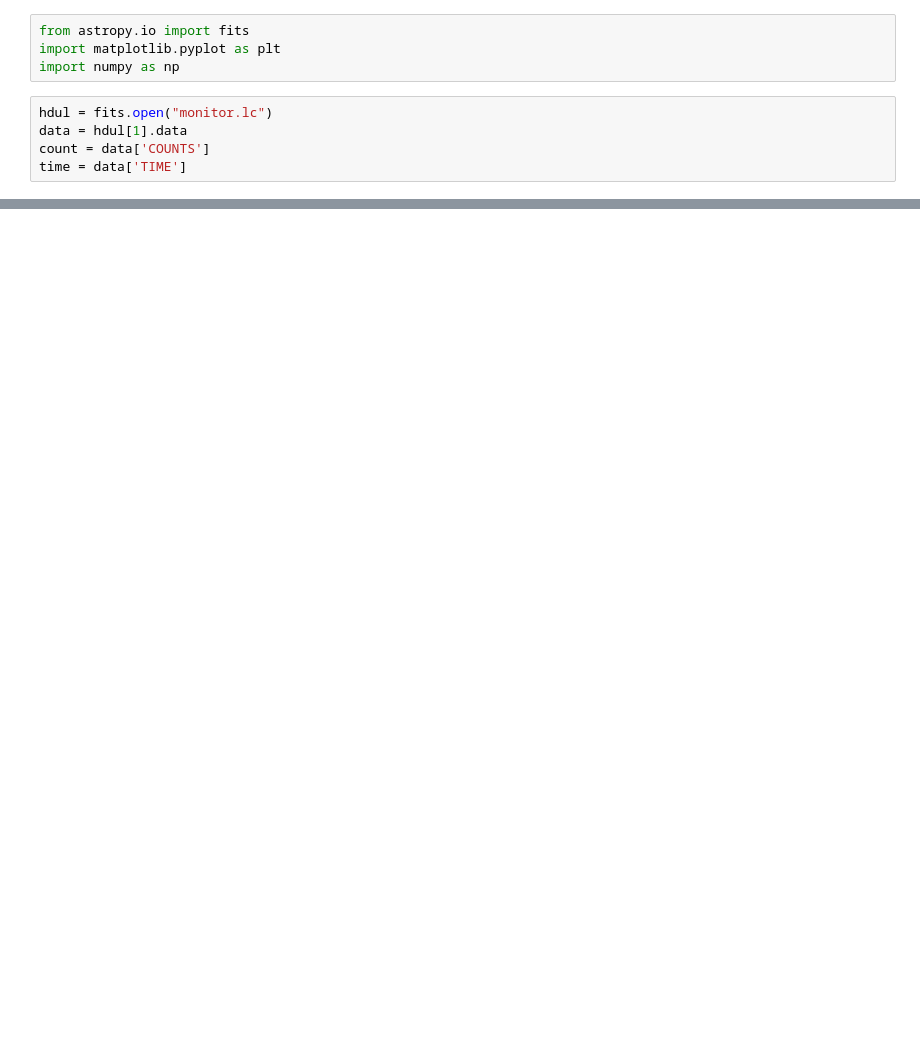
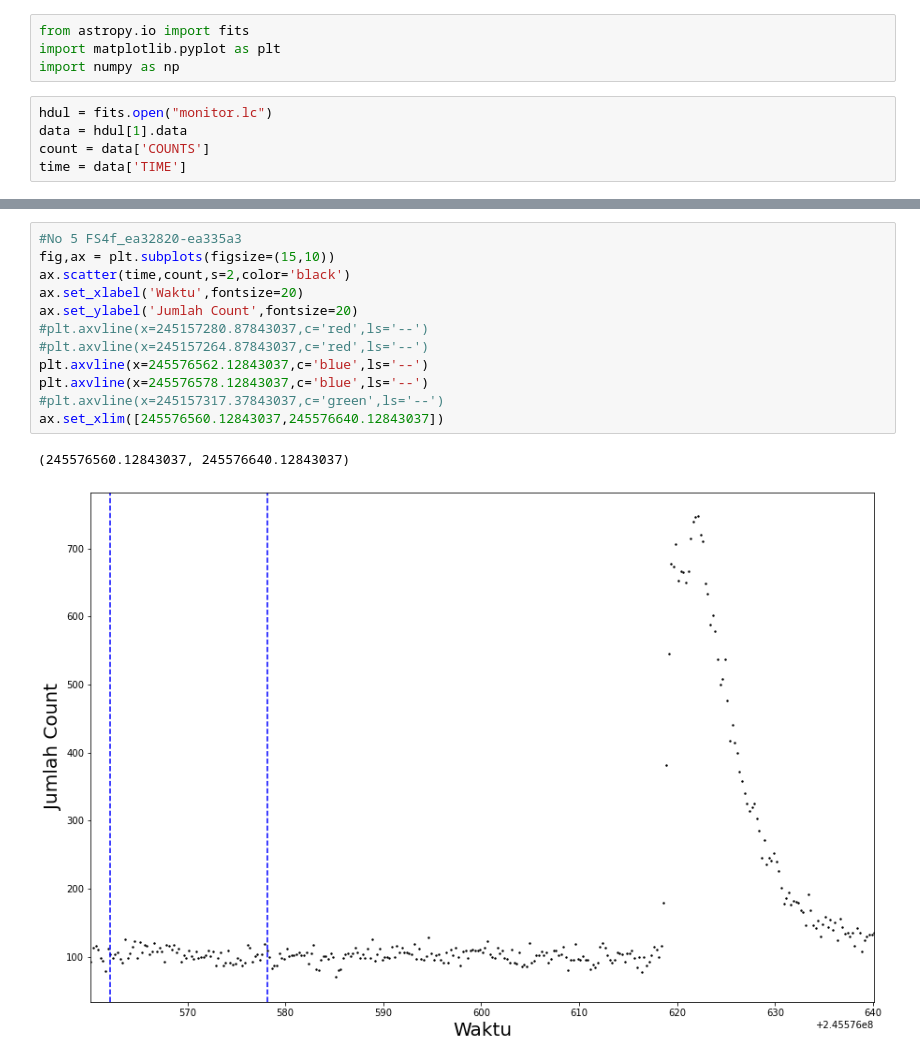
Before and after one commit to muhammaddaud23/time-resolved-spectroscopy, a Jupyter notebook: monitor.ipynb, the cells around one changed output, grey strips where cells are left out. Cells and saved outputs as stored; diff of their text form; blank space fills up the shorter version.

```diff
--- a/monitor.ipynb
+++ b/monitor.ipynb
@@ -36,0 +57,15 @@ limit = 10-1
+# %%
+#No 5 FS4f_ea32820-ea335a3
+fig,ax = plt.subplots(figsize=(15,10))
+ax.scatter(time,count,s=2,color='black')
+ax.set_xlabel('Waktu',fontsize=20)
+ax.set_ylabel('Jumlah Count',fontsize=20)
+#plt.axvline(x=245157280.87843037,c='red',ls='--')
+#plt.axvline(x=245157264.87843037,c='red',ls='--')
+plt.axvline(x=245576562.12843037,c='blue',ls='--')
+plt.axvline(x=245576578.12843037,c='blue',ls='--')
+#plt.axvline(x=245157317.37843037,c='green',ls='--')
+ax.set_xlim([245576560.12843037,245576640.12843037])
+# %% [output]
+(245576560.12843037, 245576640.12843037)
+[figure, added]
```
Also changed, not shown: parts of 20 cells of this notebook, 1 other file.
